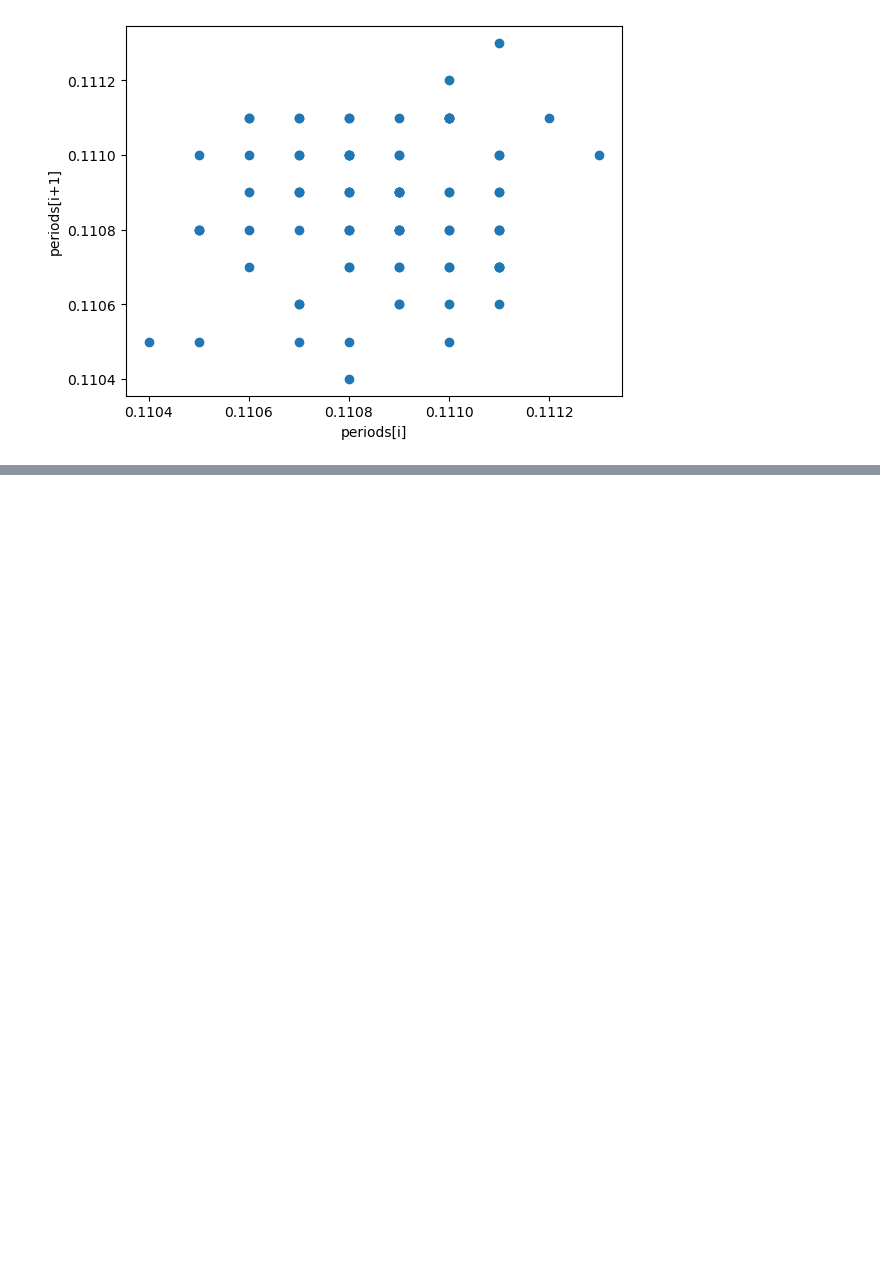
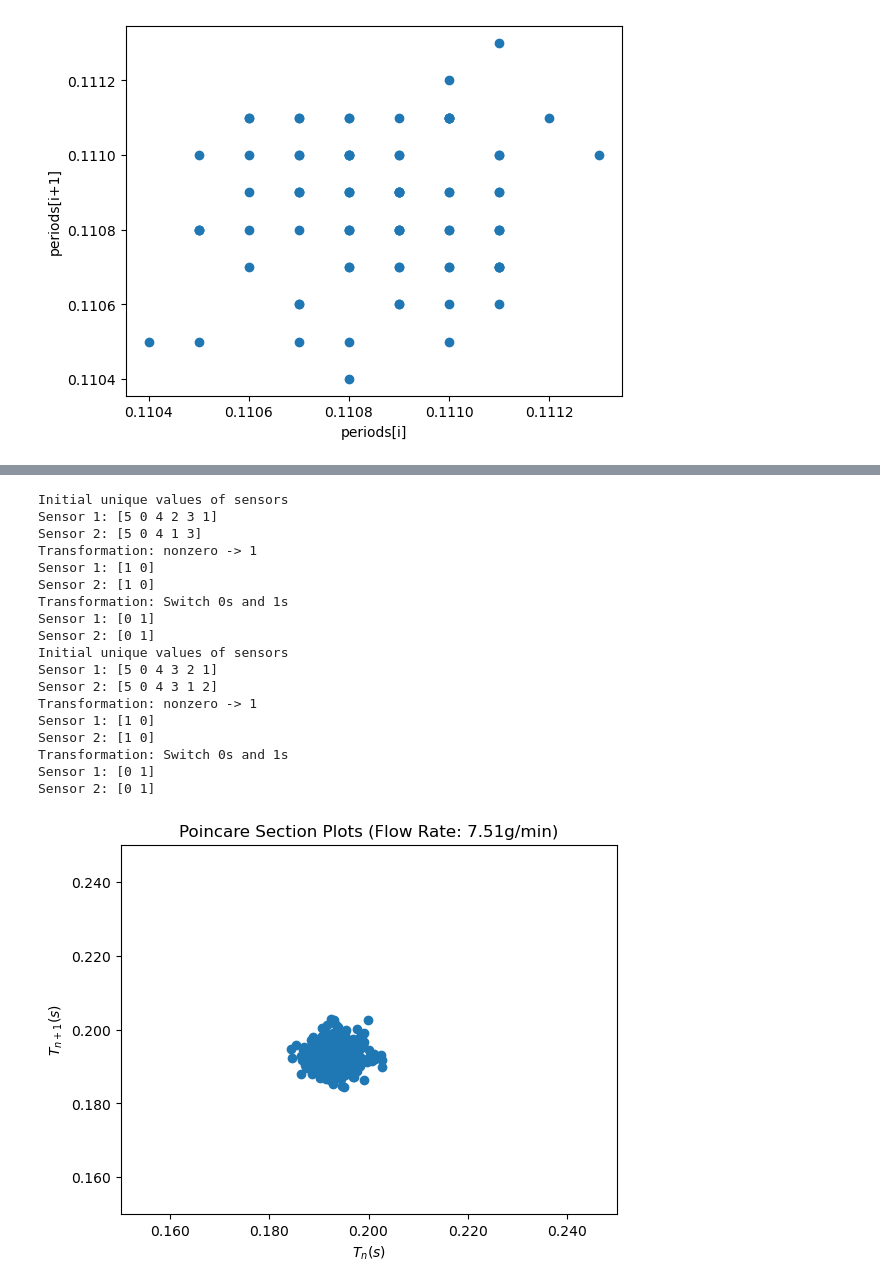
Before and after one commit to ryanznie/adlab-experiments, a Jupyter notebook: chaos/chaos_analysis.ipynb, the cells around one changed output, grey strips where cells are left out. Saved outputs shown, nothing was run; the diff lists cells and outputs as text; code cells hidden in the pictures; blank space fills up the shorter version.

```diff
--- a/chaos/chaos_analysis.ipynb
+++ b/chaos/chaos_analysis.ipynb
@@ -195,0 +264,23 @@ Sensor 2: [0 1]
+# %%
+analysis('t6.txt', fr=0.1251*60, mute_period=True, xlim=0.15, ylim=0.15, xzoom=0.25, yzoom=0.25)
+analysis('t7.txt', fr=0.1695*60, mute_period=True, xlim=0.1, ylim=0.1, xzoom=0.2, yzoom=0.2)
+# %% [output]
+Initial unique values of sensors
+Sensor 1: [5 0 4 2 3 1]
+Sensor 2: [5 0 4 1 3]
+Transformation: nonzero -> 1
+Sensor 1: [1 0]
+Sensor 2: [1 0]
+Transformation: Switch 0s and 1s
+Sensor 1: [0 1]
+Sensor 2: [0 1]
+Initial unique values of sensors
+Sensor 1: [5 0 4 3 2 1]
+Sensor 2: [5 0 4 3 1 2]
+Transformation: nonzero -> 1
+Sensor 1: [1 0]
+Sensor 2: [1 0]
+Transformation: Switch 0s and 1s
+Sensor 1: [0 1]
+Sensor 2: [0 1]
+[figure, added]
```
Also changed, not shown: parts of 13 cells of this notebook.
